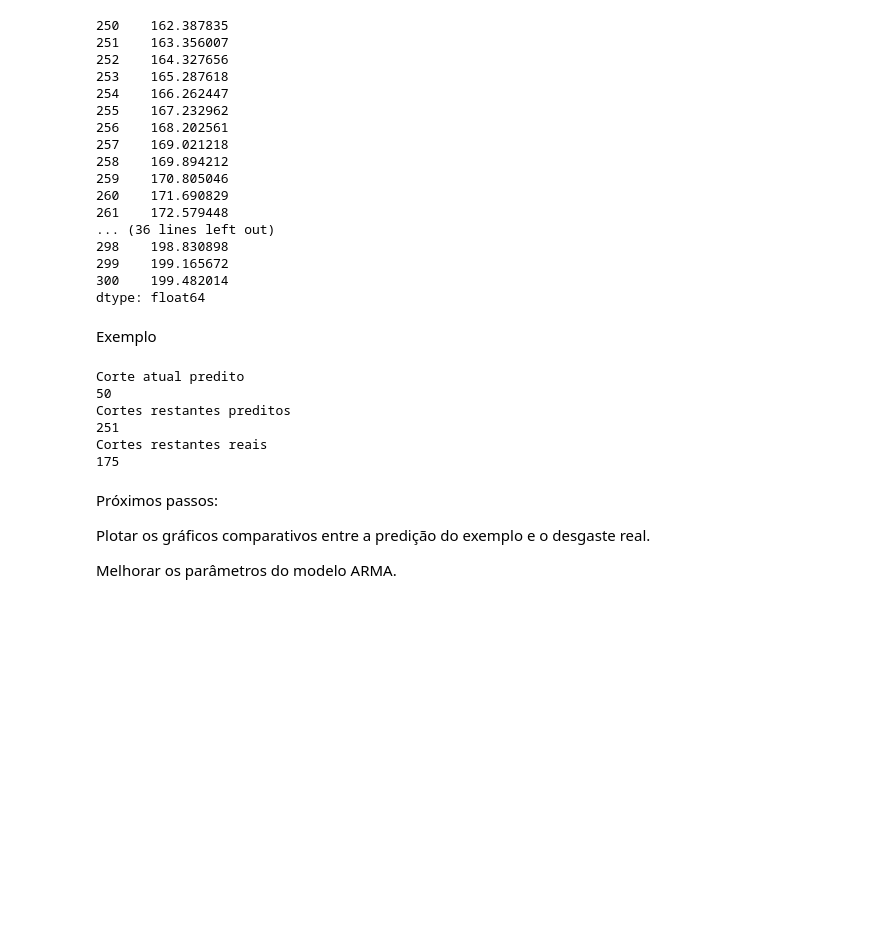
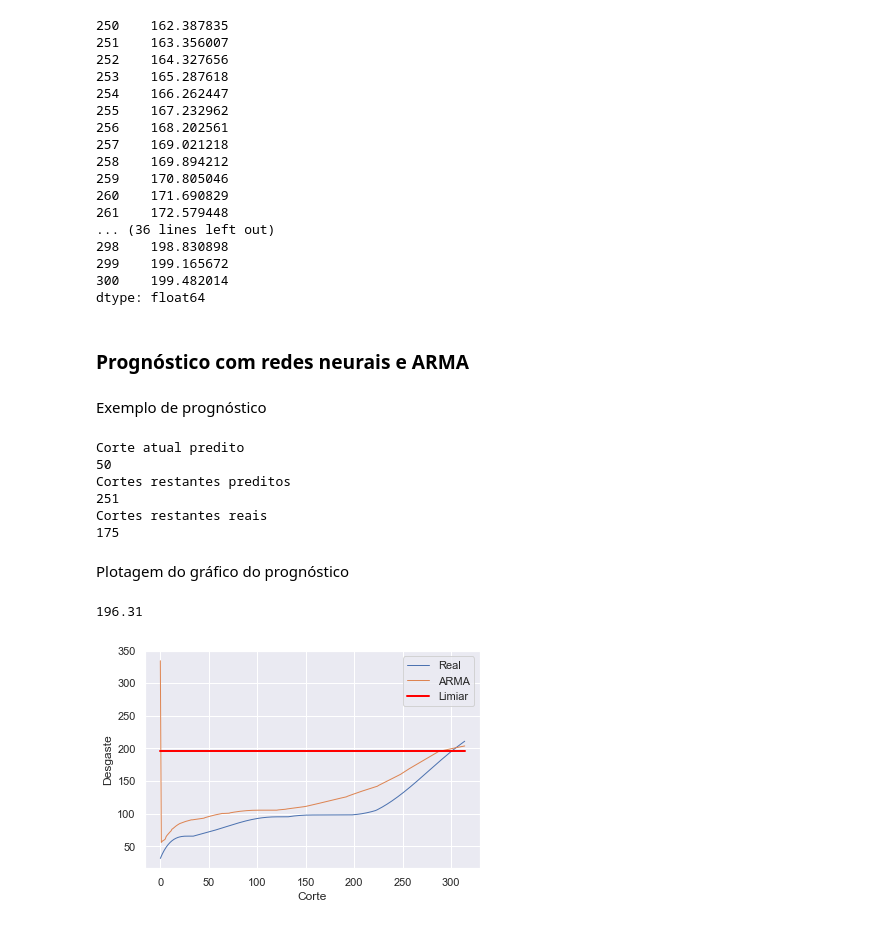
Before and after one commit to IarahAlmeida/IA, a Jupyter notebook: Trabalho final.ipynb, the cells around one changed output. Drawn from its saved outputs; the diff is of its cells as text; code cells hidden in the pictures; blank space fills up the shorter version.

Commit message:
Plotagem do gráfico do prognóstico

```diff
--- a/Trabalho final.ipynb
+++ b/Trabalho final.ipynb
@@ -601,8 +601,10 @@ print(yPred)
 299    199.165672
 300    199.482014
 dtype: float64
+# %% [markdown]
+<h3>Prognóstico com redes neurais e ARMA</h3>
 # %% [markdown]
-Exemplo
+Exemplo de prognóstico
 # %%
 # Seleciona a medição 126 para prever o desgaste e o número de
 # cortes que podem ser feitos até atingir o limiar predefinido
@@ -637,9 +639,23 @@ Cortes restantes preditos
 251
 Cortes restantes reais
 175
-# %% [markdown]
-Próximos passos:
-
-Plotar os gráficos comparativos entre a predição do exemplo e o desgaste real.
-
-Melhorar os parâmetros do modelo ARMA.
+# %% [markdown]
+Plotagem do gráfico do prognóstico
+# %%
+xx = [i for i, _ in enumerate(Xtest)]
+yy = fitARMA.predict(0, 314)
+yThreshold = [Ytrue[thresholdCut] for i, _ in enumerate(Xtest)]
+print(Ytrue[thresholdCut])
+
+plt.plot(xx, Ytrue, '-', linewidth = 1, label = 'Real')
+plt.legend()
+plt.plot(xx, yy, '-', linewidth = 1, label = 'ARMA')
+plt.legend()
+plt.plot(xx, yThreshold, '-', linewidth = 2, label = 'Limiar', c = 'red')
+plt.legend()
+plt.xlabel('Corte')
+plt.ylabel('Desgaste')
+plt.show()
+# %% [output]
+196.31
+[figure, added]
```
Also changed, not shown: parts of 8 cells of this notebook.
